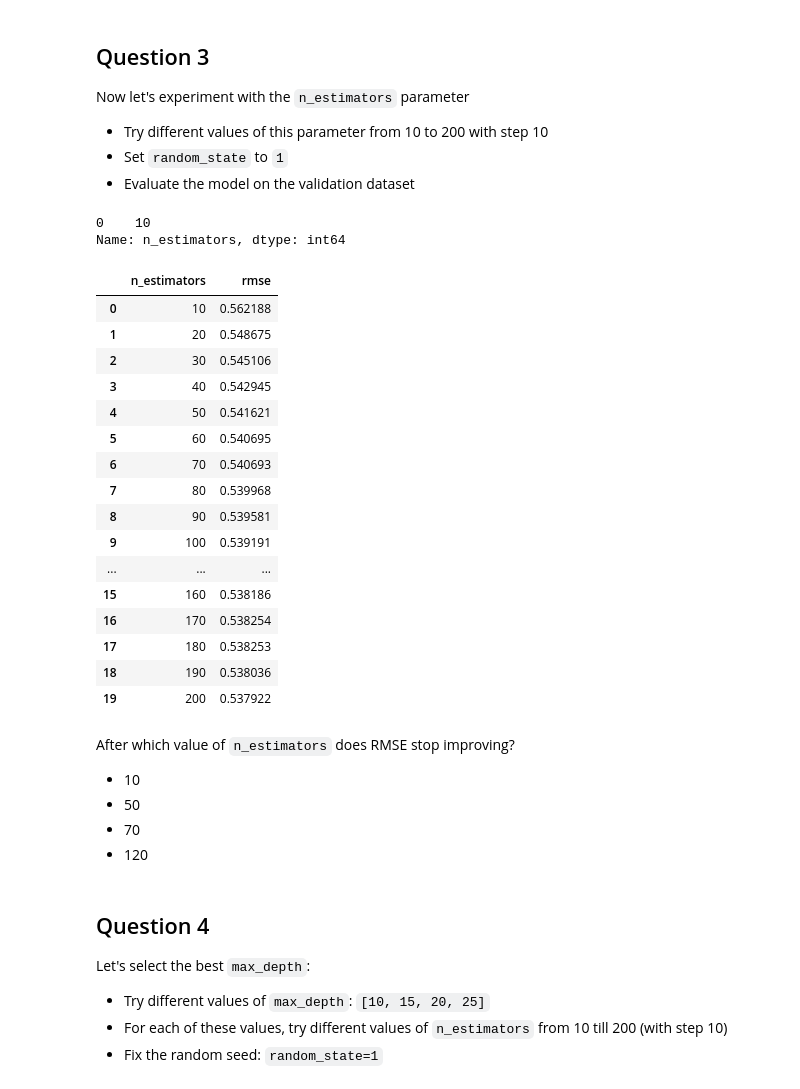
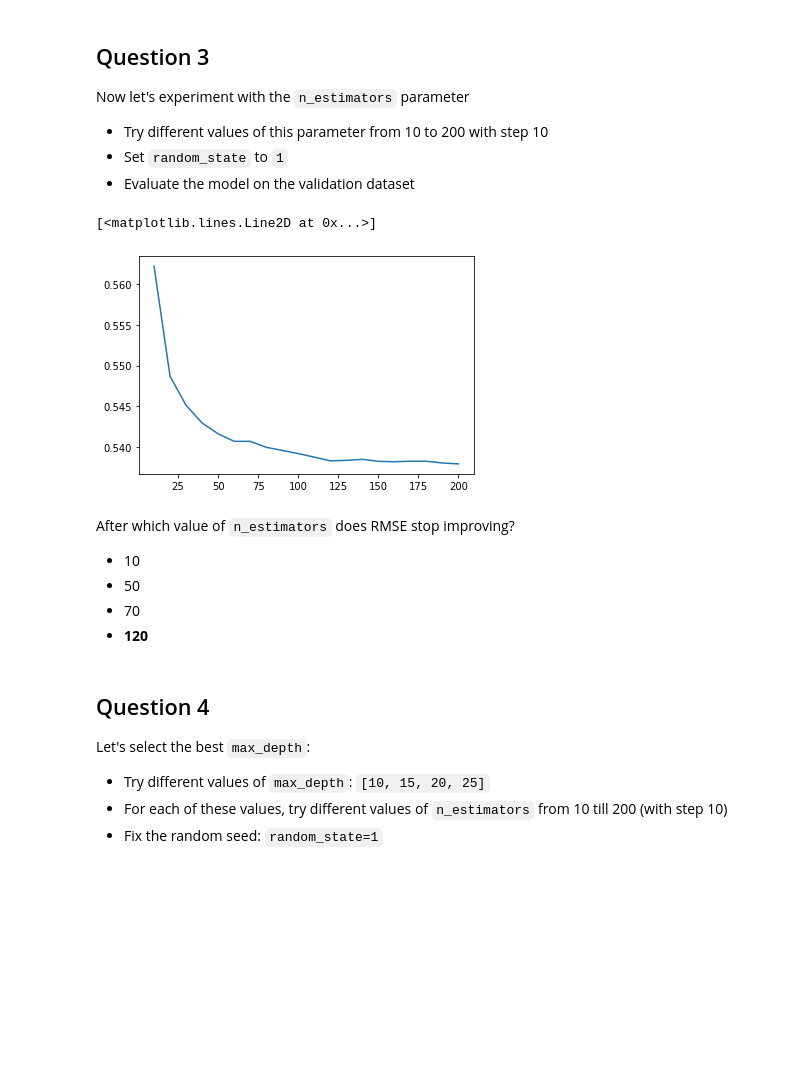
Before and after one commit to Moamen-Elsayed/ML-ZoomCamp-Course, a Jupyter notebook: ch06_Assignment/homework-6-starter.ipynb, the cells around one changed output. Drawn from its saved outputs; the diff is of its cells as text; code cells hidden in the pictures; blank space fills up the shorter version.

```diff
--- a/ch06_Assignment/homework-6-starter.ipynb
+++ b/ch06_Assignment/homework-6-starter.ipynb
@@ -156,46 +152,34 @@ Now let's experiment with the `n_estimators` parameter
 # %%
 scores = []
-for n in range(10, 201, 10):
-    rf = RandomForestRegressor(n_estimators=n, random_state=1)
+# faster way to run RF by adding 10 trees after each iteration not by train the whole tree again the the computed ones.
+
+rf = RandomForestRegressor(n_estimators=0,
+                           random_state=1,
+                           n_jobs=-1,
+                           warm_start=True)
+
+for n in tqdm(range(10, 201, 10)):
+
+    rf.n_estimators = n
     rf.fit(X_train, y_train)
     y_pred = rf.predict(X_val)
-    rmse = RMSE(y_pred, y_val)
+    rmse = np.sqrt(mean_squared_error(y_pred, y_val))
 
     scores.append((n, rmse))
 # %%
 df_scores = pd.DataFrame(scores, columns=['n_estimators', 'rmse'])
-# %%
-df_scores[df_scores['rmse'] == max(df_scores['rmse'])]['n_estimators']
-# %% [output]
-0    10
-Name: n_estimators, dtype: int64
-# %%
-df_scores
-# %% [output]
-|  | n_estimators | rmse |
-| 0 | 10 | 0.562188 |
-| 1 | 20 | 0.548675 |
-| 2 | 30 | 0.545106 |
-| 3 | 40 | 0.542945 |
-| 4 | 50 | 0.541621 |
-| 5 | 60 | 0.540695 |
-| 6 | 70 | 0.540693 |
-| 7 | 80 | 0.539968 |
-| 8 | 90 | 0.539581 |
-| 9 | 100 | 0.539191 |
-| ... | ... | ... |
-| 15 | 160 | 0.538186 |
-| 16 | 170 | 0.538254 |
-| 17 | 180 | 0.538253 |
-| 18 | 190 | 0.538036 |
-| 19 | 200 | 0.537922 |
+# %%
+plt.plot(df_scores.n_estimators, df_scores.rmse)
+# %% [output]
+[<matplotlib.lines.Line2D at 0x...>]
+[figure, added]
 # %% [markdown]
 After which value of `n_estimators` does RMSE stop improving?
 
 - 10
 - 50
 - 70
-- 120
+- **120**
 # %% [markdown]
 ## Question 4
 
```
Also changed, not shown: parts of 17 cells of this notebook.
